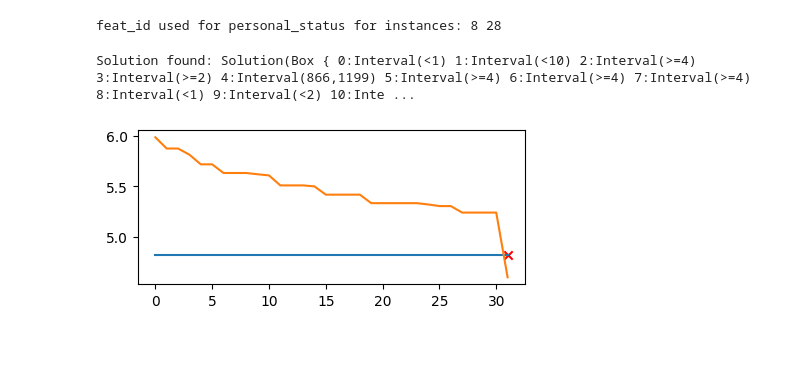
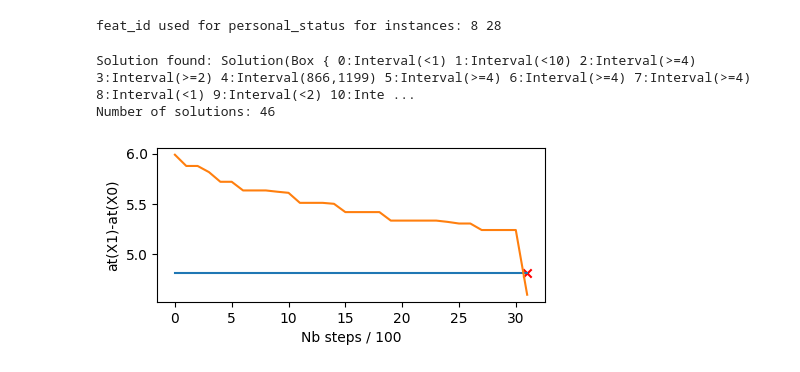
Before and after one commit to laudv/veritas, a Jupyter notebook: examples/global_fairness_verification.ipynb, the cells around one changed output. Drawn from its saved outputs; the diff is of its cells as text; code cells hidden in the pictures; blank space fills up the shorter version.

Commit message:
Global fairness verification example

```diff
--- a/examples/global_fairness_verification.ipynb
+++ b/examples/global_fairness_verification.ipynb
@@ -116,18 +115,31 @@ base_score set to 0.0 if base_score was 0.5
 For two instances X0 and X1, allowing only feature 9 (index 8) 'personal_status' to be different between the two instances, what is the maximum output difference at(X1)-at(X0)?
 The values that occur are 'male single', 'female div/dep/mar', 'male div/sep' and 'male mar/wid'. Thus only the 2nd (index 1) is female.
 # %%
+def addtree_to_contrast_examples(at, feat_map, nonfixed_cols):
+    """
+    Adapt an ADD tree such that it can contrast two instances given
+    an ADD tree for one instance.
+
+    at: ADD tree
+    feat_map: Feature map
+    nonfixed_cols: Columns in which the two examples can differ.
+    """
+    for coli in range(len(feat_map)):
+        col = feat_map.get_name(coli)
+        if col not in nonfixed_cols:
+            feat_map.use_same_id_for(feat_map.get_index(col, 0),
+                                     feat_map.get_index(col, 1))
+        else:
+            print(f"feat_id used for {col} for instances:",
+                    feat_map.get_feat_id(col, 0),
+                    feat_map.get_feat_id(col, 1))
+
+    at_contrast = at.concat_negated(feat_map.transform(at, 1))
+    return at_contrast
+
 nonfixed_cols = {'personal_status'}
 feat_map = veritas.FeatMap(X_df.columns)
-for col in X_df.columns:
-    if col not in nonfixed_cols:
-        feat_map.use_same_id_for(feat_map.get_index(col, 0),
-                                 feat_map.get_index(col, 1))
-    else:
-        print(f"feat_id used for {col} for instances:",
-                feat_map.get_feat_id(col, 0),
-                feat_map.get_feat_id(col, 1))
-
-at_contrast = at.concat_negated(feat_map.transform(at, 1))
+at_contrast = addtree_to_contrast_examples(at, feat_map, nonfixed_cols)
 # %% [output]
 feat_id used for personal_status for instances: 8 28
 # %%
@@ -154,14 +166,19 @@ for _ in tqdm(generator()):
         sol = search.get_solution(0) # Best solution so far
         solutions.append(sol)
         print(f"Solution found: {sol}")
+
+print(f"Number of solutions: {search.num_solutions()}")
 # %% [output]
 Solution found: Solution(Box { 0:Interval(<1) 1:Interval(<10) 2:Interval(>=4) 3:Interval(>=2) 4:Interval(866,1199) 5:Interval(>=4) 6:Interval(>=4) 7:Interval(>=4) 8:Interval(<1) 9:Interval(<2) 10:Inte ...
+Number of solutions: 46
 # %%
 lo, hi = zip(*bounds)
 i = list(range(len(bounds)))
 plt.figure(figsize=(5,2))
-plt.plot(i, x)
-plt.plot(i, y);
+plt.plot(i, lo)
+plt.plot(i, hi);
+plt.xlabel(f'Nb steps / {save_steps}')
+plt.ylabel('at(X1)-at(X0)')
 plt.scatter(len(bounds)-1, sol.output, marker="x", color="red");
 # %% [output]
-[figure, old version]
+[figure, new version]
```
Also changed, not shown: parts of 10 cells of this notebook.
